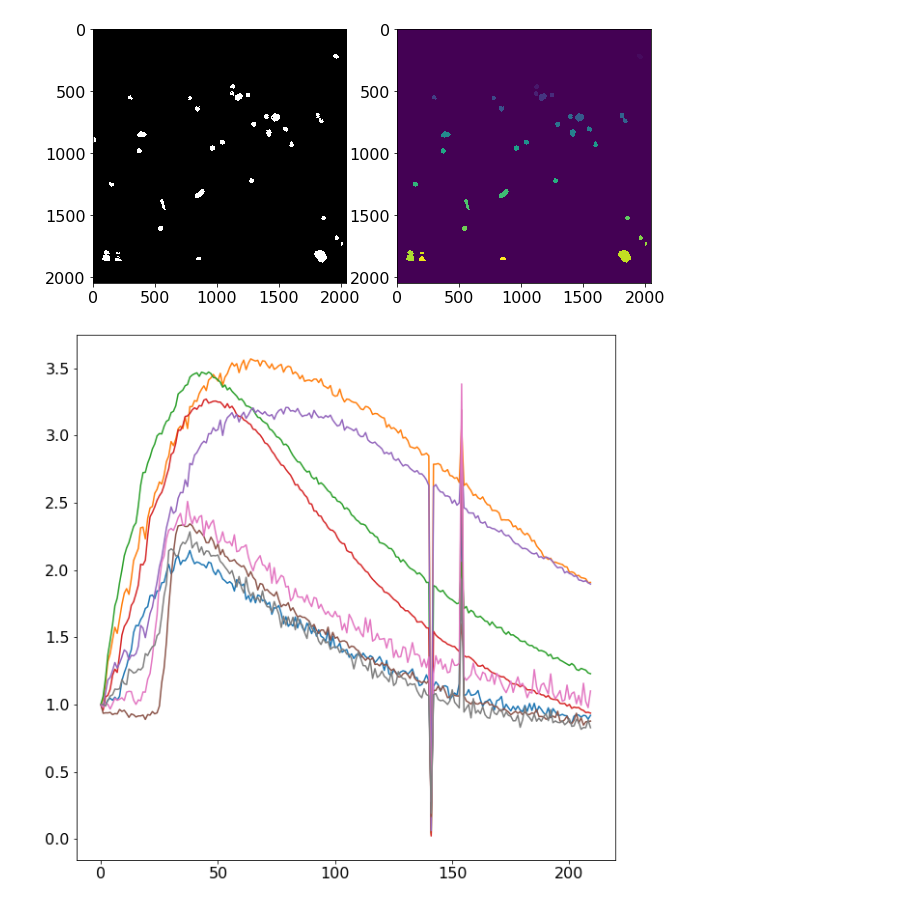
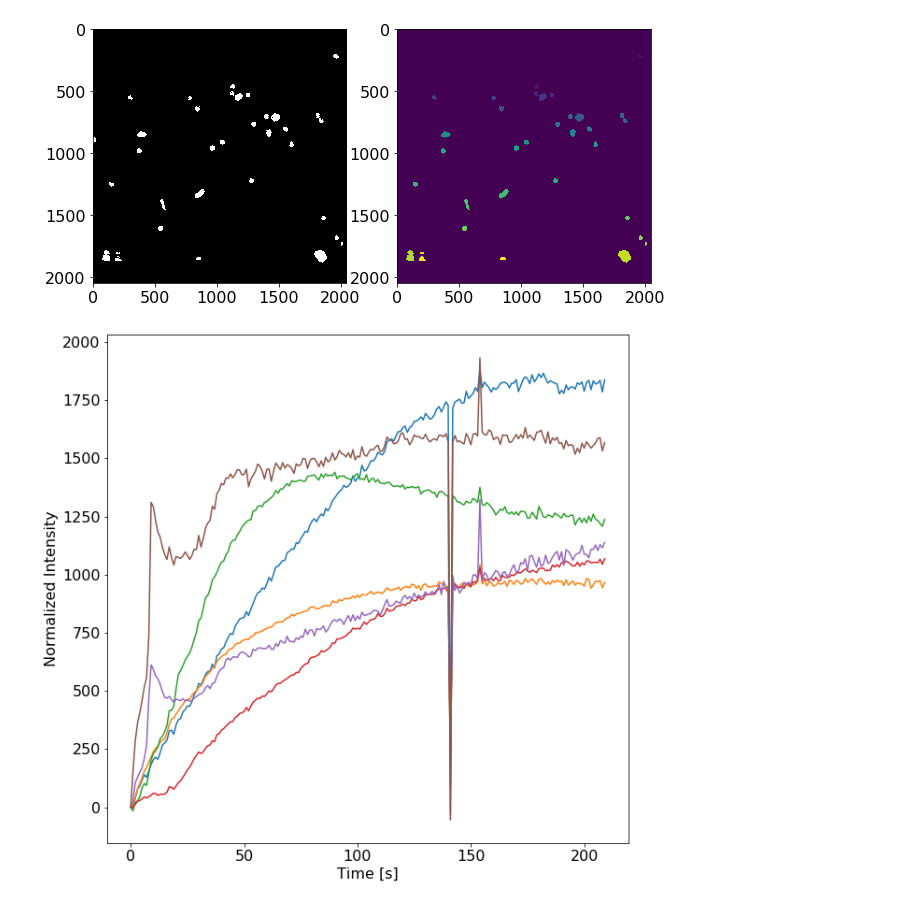
Before and after one commit to cuencam15/TimeLapse, a Jupyter notebook: TimeLapse_Analysis.ipynb, the cells around one changed output. Saved outputs shown, nothing was run; the diff lists cells and outputs as text; code cells hidden in the pictures.

```diff
--- a/TimeLapse_Analysis.ipynb
+++ b/TimeLapse_Analysis.ipynb
@@ -28,8 +28,8 @@ bln2 = bl2/bl2[0]
 
 chn1, chn2 = [], []
 for i, c in enumerate(ch1):
-    chn1.append(c*(2-bln1[i]))
-    chn2.append(ch2[i]*(2-bln2[i]))
+    chn1.append(c/bln1[i])
+    chn2.append(ch2[i]/bln2[i])
 # %%
 plt.rcParams["figure.figsize"] = [10, 10]
 plt.subplot(221)
@@ -86,13 +84,21 @@ for c in chn2:
 # %%
 rs_meani = [list(x) for x in zip(*mean_i)]
 index, coord = [], []
+duration = 5*len(chn1)*60
+time = np.arange(0, duration, 5*60)
+
+profiles = []
 for j, a in enumerate(rs_meani):
 
-    if np.max(a/a[0])<4 and a[50]/a[0]>2:
+    if np.max(a-a[0])<2000 and a[100]-a[0]>500:
         index.append(j)
         coord.append(reg[j].centroid)
-        plt.plot(a/a[0])
-
+        plt.plot(a-a[0])
+        profiles.append(a-a[0])
+#plt.ylim((0,15))
+#plt.xlim((0,20))
+plt.xlabel('Time [s]')
+plt.ylabel('Normalized Intensity')
 plt.show()
 # %% [output]
-[figure, old version]
+[figure, new version]
```
Also changed, not shown: parts of 7 cells of this notebook.
